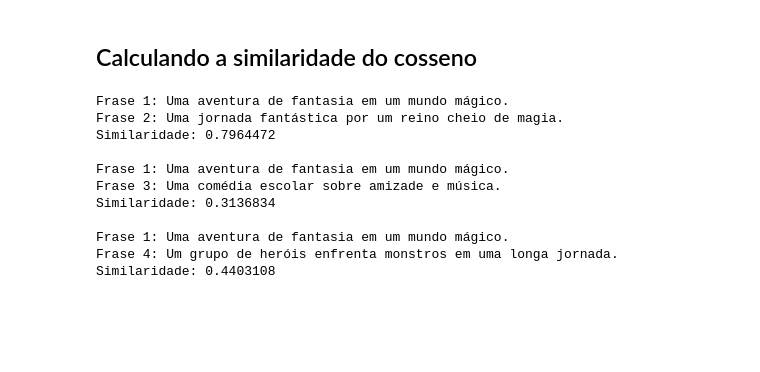
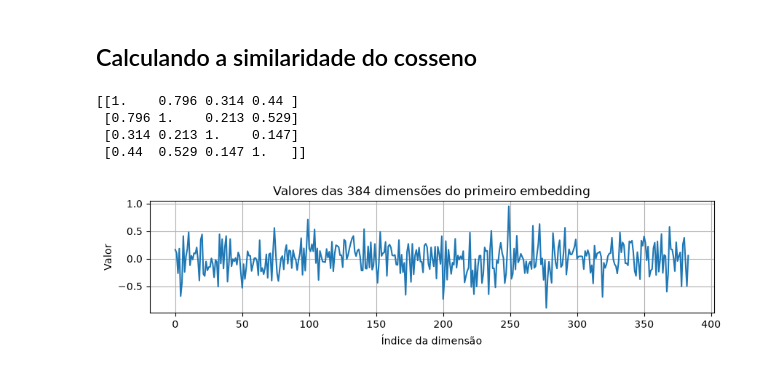
Before and after one commit to rebecaboncaputo/Anibot-chatbotanimes, a Jupyter notebook: src/laboratorio-de-estudos/03-recomendador-sinopses.ipynb, the cells around one changed output. Drawn from its saved outputs; the diff is of its cells as text; code cells hidden in the pictures; blank space fills up the shorter version.

```diff
--- a/src/laboratorio-de-estudos/03-recomendador-sinopses.ipynb
+++ b/src/laboratorio-de-estudos/03-recomendador-sinopses.ipynb
@@ -73,70 +73,55 @@ Ou seja embedding( Número de frases, Número de pontos do vetor) = (4, 384) iss
 # %%
 import numpy as np
 from sentence_transformers import SentenceTransformer
+import matplotlib.pyplot as plt
 
 def similaridadeCosseno(vetorA, vetorB):
     normA = np.linalg.norm(vetorA)
     normB = np.linalg.norm(vetorB)
 
     if normA == 0 or normB == 0:
         return 0.0
 
     produtoescalar = np.dot(vetorA,vetorB)
     return produtoescalar / (normA * normB)
 
 modelo = SentenceTransformer(
     "sentence-transformers/paraphrase-multilingual-MiniLM-L12-v2"
 )
 
 frases = [
     "Uma aventura de fantasia em um mundo mágico.",
     "Uma jornada fantástica por um reino cheio de magia.",
     "Uma comédia escolar sobre amizade e música.",
     "Um grupo de heróis enfrenta monstros em uma longa jornada.",
 ]
 
 embeddings = modelo.encode(frases)
 
-Similaridade01 = similaridadeCosseno(
-    embeddings[0],
-    embeddings[1]
-)
+quantidade_frases = len(frases)
+matriz_similaridade = np.zeros((quantidade_frases, quantidade_frases))
 
-Similaridade02 = similaridadeCosseno(
-    embeddings[0],
-    embeddings[2]
-)
+for i in range(quantidade_frases):
+    for j in range(quantidade_frases):
+        matriz_similaridade[i][j] = similaridadeCosseno( embeddings[i], embeddings[j])
 
-Similaridade03 = similaridadeCosseno(
-    embeddings[0],
-    embeddings[3]
-)
+np.set_printoptions(precision=3, suppress=True)
+print(matriz_similaridade)
 
-print("Frase 1:", frases[0])
-print("Frase 2:", frases[1])
-print("Similaridade:", Similaridade01)
-print()
+plt.figure(figsize=(10, 2))
+plt.plot(embeddings[0])
 
-print("Frase 1:", frases[0])
-print("Frase 3:", frases[2])
-print("Similaridade:", Similaridade02)
-print()
+plt.title("Valores das 384 dimensões do primeiro embedding")
+plt.xlabel("Índice da dimensão")
+plt.ylabel("Valor")
+plt.grid(True)
 
-print("Frase 1:", frases[0])
-print("Frase 4:", frases[3])
-print("Similaridade:", Similaridade03)
-print()
+plt.show()
 # %% [output]
-Frase 1: Uma aventura de fantasia em um mundo mágico.
-Frase 2: Uma jornada fantástica por um reino cheio de magia.
-Similaridade: 0.7964472
-
-Frase 1: Uma aventura de fantasia em um mundo mágico.
-Frase 3: Uma comédia escolar sobre amizade e música.
-Similaridade: 0.3136834
-
-Frase 1: Uma aventura de fantasia em um mundo mágico.
-Frase 4: Um grupo de heróis enfrenta monstros em uma longa jornada.
-Similaridade: 0.4403108
+[[1.    0.796 0.314 0.44 ]
+ [0.796 1.    0.213 0.529]
+ [0.314 0.213 1.    0.147]
+ [0.44  0.529 0.147 1.   ]]
+[figure, added]
 # %% [markdown]
 #### O que esse código faz?
```
Also changed, not shown: parts of 3 cells of this notebook.
